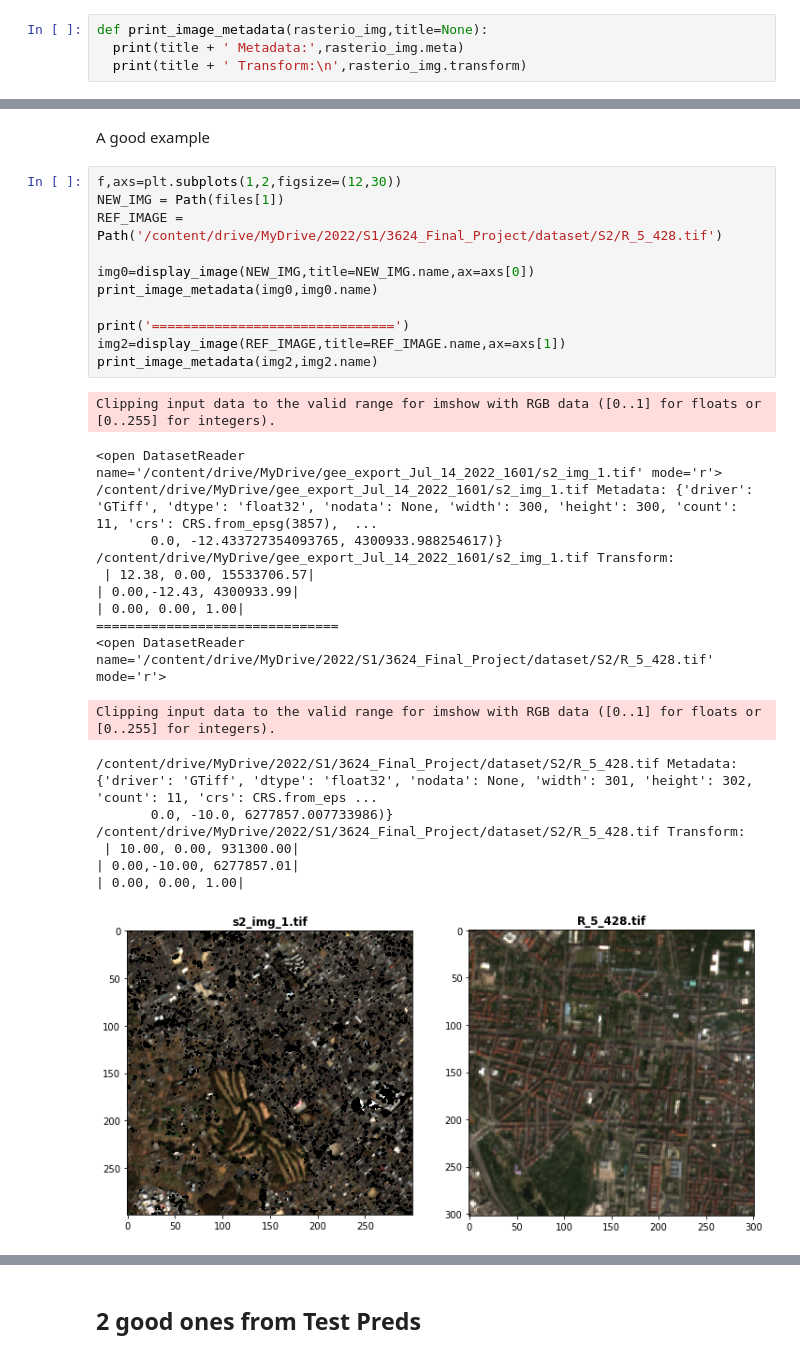
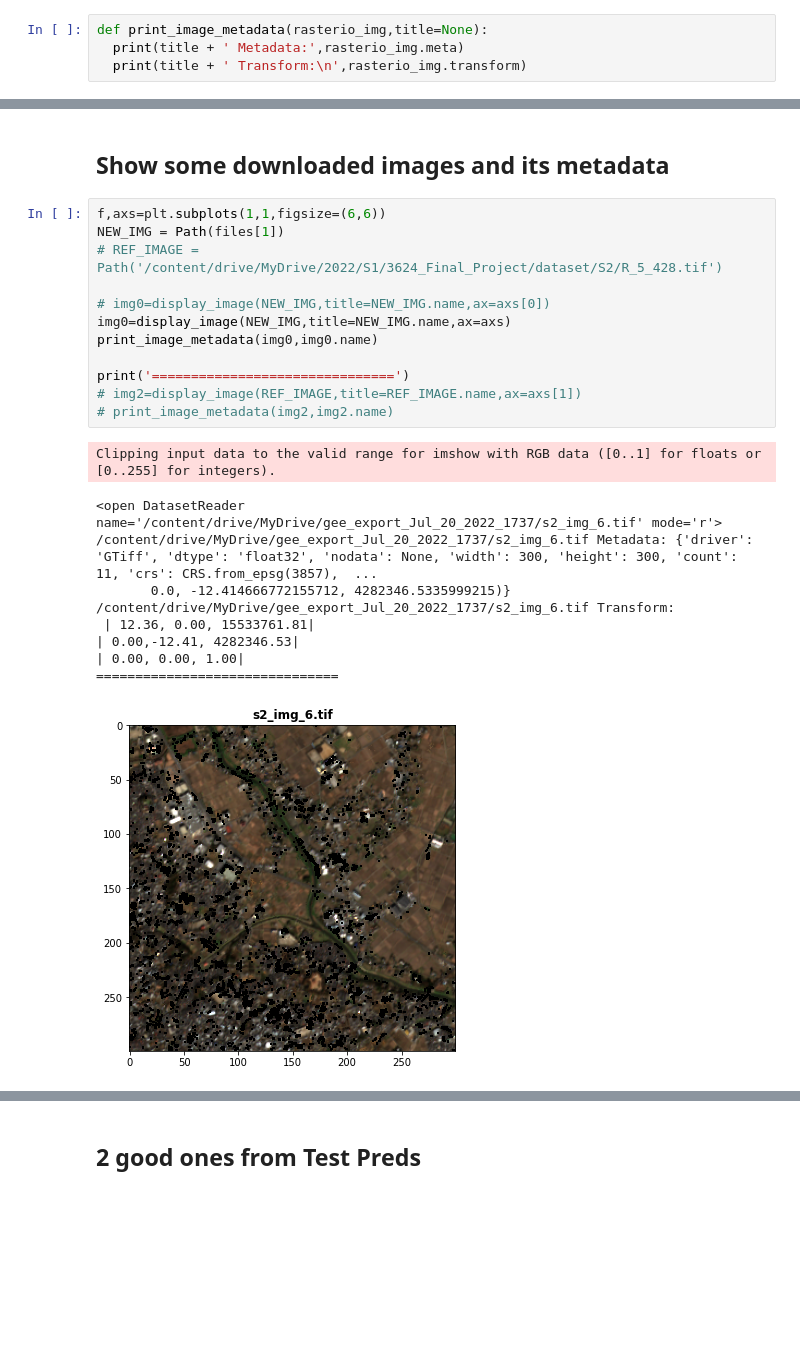
Before and after one commit to lleviraz/urban_segmentation, a Jupyter notebook: notebooks/NB1_Exporting_S2_Batch_Images.ipynb, the cells around one changed output, grey strips where cells are left out. Cells and saved outputs as stored; diff of their text form; blank space fills up the shorter version.

```diff
--- a/notebooks/NB1_Exporting_S2_Batch_Images.ipynb
+++ b/notebooks/NB1_Exporting_S2_Batch_Images.ipynb
@@ -287,32 +278,25 @@ NameError: ignored
-# %% [markdown]
-A good example
+# %% [markdown]
+## Show some downloaded images and its metadata
 # %%
-f,axs=plt.subplots(1,2,figsize=(12,30))
+f,axs=plt.subplots(1,1,figsize=(6,6))
 NEW_IMG = Path(files[1])
-REF_IMAGE = Path('/content/drive/MyDrive/2022/S1/3624_Final_Project/dataset/S2/R_5_428.tif')
+# REF_IMAGE = Path('/content/drive/MyDrive/2022/S1/3624_Final_Project/dataset/S2/R_5_428.tif')
 
-img0=display_image(NEW_IMG,title=NEW_IMG.name,ax=axs[0])
+# img0=display_image(NEW_IMG,title=NEW_IMG.name,ax=axs[0])
+img0=display_image(NEW_IMG,title=NEW_IMG.name,ax=axs)
 print_image_metadata(img0,img0.name)
 
 print('===============================')
-img2=display_image(REF_IMAGE,title=REF_IMAGE.name,ax=axs[1])
-print_image_metadata(img2,img2.name)
+# img2=display_image(REF_IMAGE,title=REF_IMAGE.name,ax=axs[1])
+# print_image_metadata(img2,img2.name)
 # %% [output]
 Clipping input data to the valid range for imshow with RGB data ([0..1] for floats or [0..255] for integers).
-<open DatasetReader name='/content/drive/MyDrive/gee_export_Jul_14_2022_1601/s2_img_1.tif' mode='r'>
-/content/drive/MyDrive/gee_export_Jul_14_2022_1601/s2_img_1.tif Metadata: {'driver': 'GTiff', 'dtype': 'float32', 'nodata': None, 'width': 300, 'height': 300, 'count': 11, 'crs': CRS.from_epsg(3857),  ...
-       0.0, -12.433727354093765, 4300933.988254617)}
-/content/drive/MyDrive/gee_export_Jul_14_2022_1601/s2_img_1.tif Transform:
- | 12.38, 0.00, 15533706.57|
-| 0.00,-12.43, 4300933.99|
+<open DatasetReader name='/content/drive/MyDrive/gee_export_Jul_20_2022_1737/s2_img_6.tif' mode='r'>
+/content/drive/MyDrive/gee_export_Jul_20_2022_1737/s2_img_6.tif Metadata: {'driver': 'GTiff', 'dtype': 'float32', 'nodata': None, 'width': 300, 'height': 300, 'count': 11, 'crs': CRS.from_epsg(3857),  ...
+       0.0, -12.414666772155712, 4282346.5335999215)}
+/content/drive/MyDrive/gee_export_Jul_20_2022_1737/s2_img_6.tif Transform:
+ | 12.36, 0.00, 15533761.81|
+| 0.00,-12.41, 4282346.53|
 | 0.00, 0.00, 1.00|
 ===============================
-<open DatasetReader name='/content/drive/MyDrive/2022/S1/3624_Final_Project/dataset/S2/R_5_428.tif' mode='r'>
-Clipping input data to the valid range for imshow with RGB data ([0..1] for floats or [0..255] for integers).
-/content/drive/MyDrive/2022/S1/3624_Final_Project/dataset/S2/R_5_428.tif Metadata: {'driver': 'GTiff', 'dtype': 'float32', 'nodata': None, 'width': 301, 'height': 302, 'count': 11, 'crs': CRS.from_eps ...
-       0.0, -10.0, 6277857.007733986)}
-/content/drive/MyDrive/2022/S1/3624_Final_Project/dataset/S2/R_5_428.tif Transform:
- | 10.00, 0.00, 931300.00|
-| 0.00,-10.00, 6277857.01|
-| 0.00, 0.00, 1.00|
-[figure, old version]
+[figure, new version]
```
Also changed, not shown: parts of 41 cells of this notebook.
